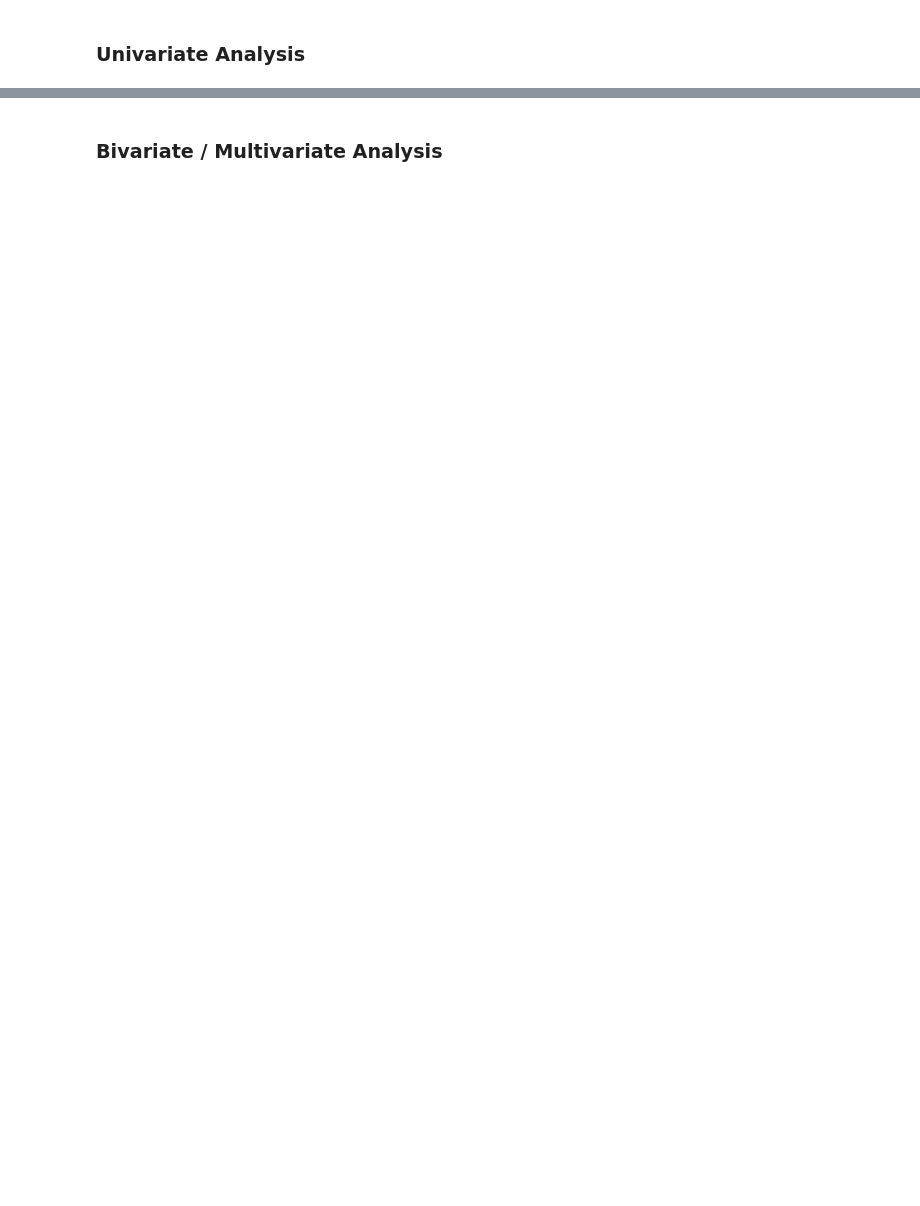
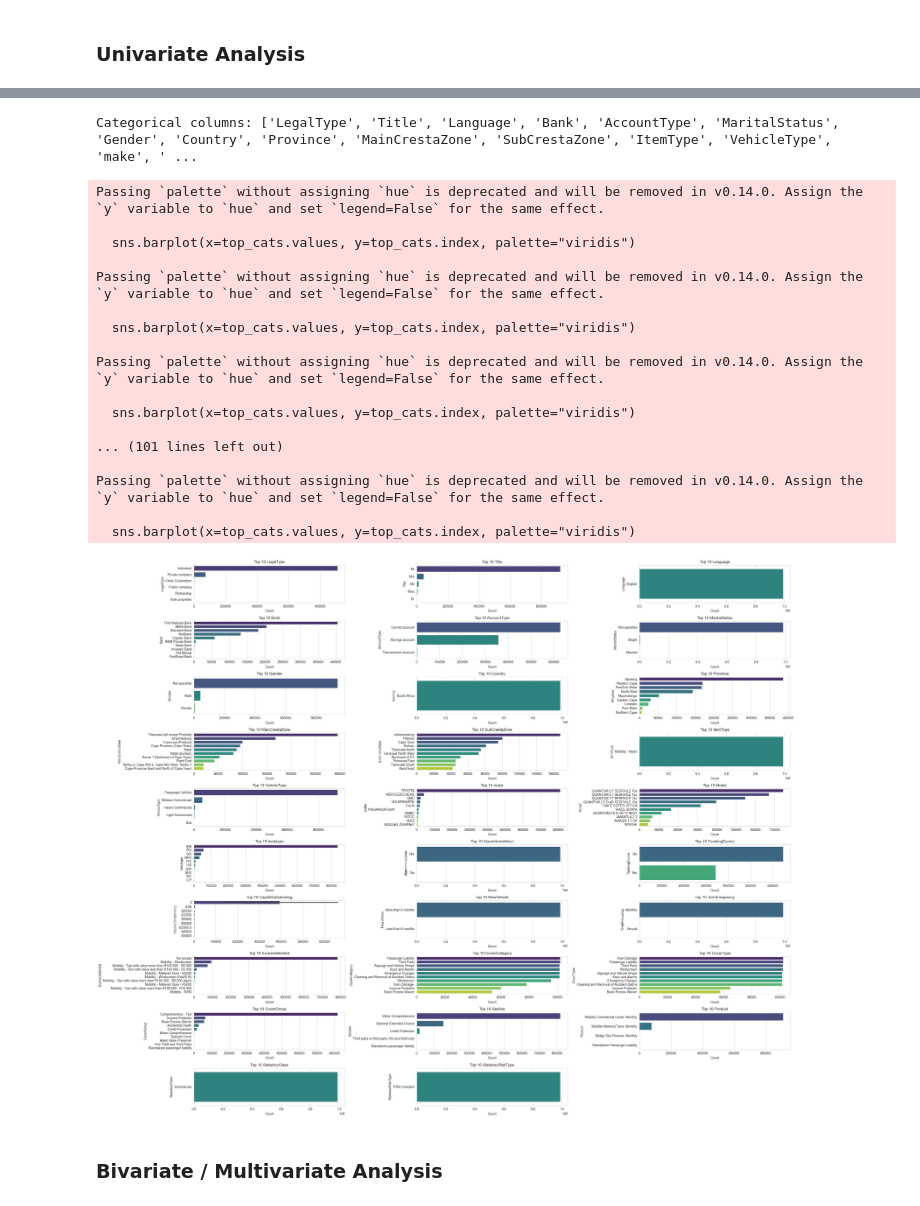
Before and after one commit to Melki123shi/insurance-risk-analytics, a Jupyter notebook: notebooks/01_eda.ipynb, the cells around one changed output, grey strips where cells are left out. Cells and saved outputs as stored; diff of their text form; code cells hidden in the pictures; blank space fills up the shorter version.

```diff
--- a/notebooks/01_eda.ipynb
+++ b/notebooks/01_eda.ipynb
@@ -262,7 +361,27 @@ ValueError: num must be an integer with 1 <= num <= 6, not 7
 # %%
 # bar charts for categorical columns
-categorical_cols = get_categorical_columns(df)
-plot_categorical_distributions(df, categorical_cols)
+categorical_cols = get_categorical_columns(df_clean)
+plot_categorical_distributions(df_clean, categorical_cols)
+# %% [output]
+Categorical columns: ['LegalType', 'Title', 'Language', 'Bank', 'AccountType', 'MaritalStatus', 'Gender', 'Country', 'Province', 'MainCrestaZone', 'SubCrestaZone', 'ItemType', 'VehicleType', 'make', ' ...
+Passing `palette` without assigning `hue` is deprecated and will be removed in v0.14.0. Assign the `y` variable to `hue` and set `legend=False` for the same effect.
+
+  sns.barplot(x=top_cats.values, y=top_cats.index, palette="viridis")
+
+Passing `palette` without assigning `hue` is deprecated and will be removed in v0.14.0. Assign the `y` variable to `hue` and set `legend=False` for the same effect.
+
+  sns.barplot(x=top_cats.values, y=top_cats.index, palette="viridis")
+
+Passing `palette` without assigning `hue` is deprecated and will be removed in v0.14.0. Assign the `y` variable to `hue` and set `legend=False` for the same effect.
+
+  sns.barplot(x=top_cats.values, y=top_cats.index, palette="viridis")
+
+... (101 lines left out)
+
+Passing `palette` without assigning `hue` is deprecated and will be removed in v0.14.0. Assign the `y` variable to `hue` and set `legend=False` for the same effect.
+
+  sns.barplot(x=top_cats.values, y=top_cats.index, palette="viridis")
+[figure, added]
 # %% [markdown]
 ### Bivariate / Multivariate Analysis
 # %%
```
Also changed, not shown: parts of 21 cells of this notebook, 1 other file.
